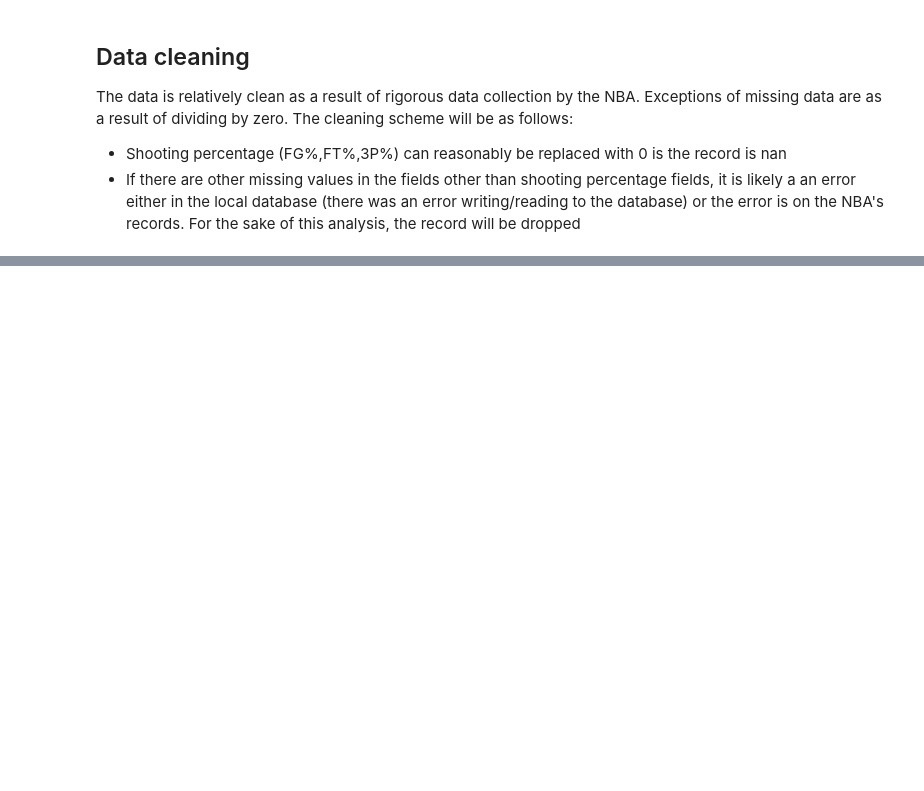
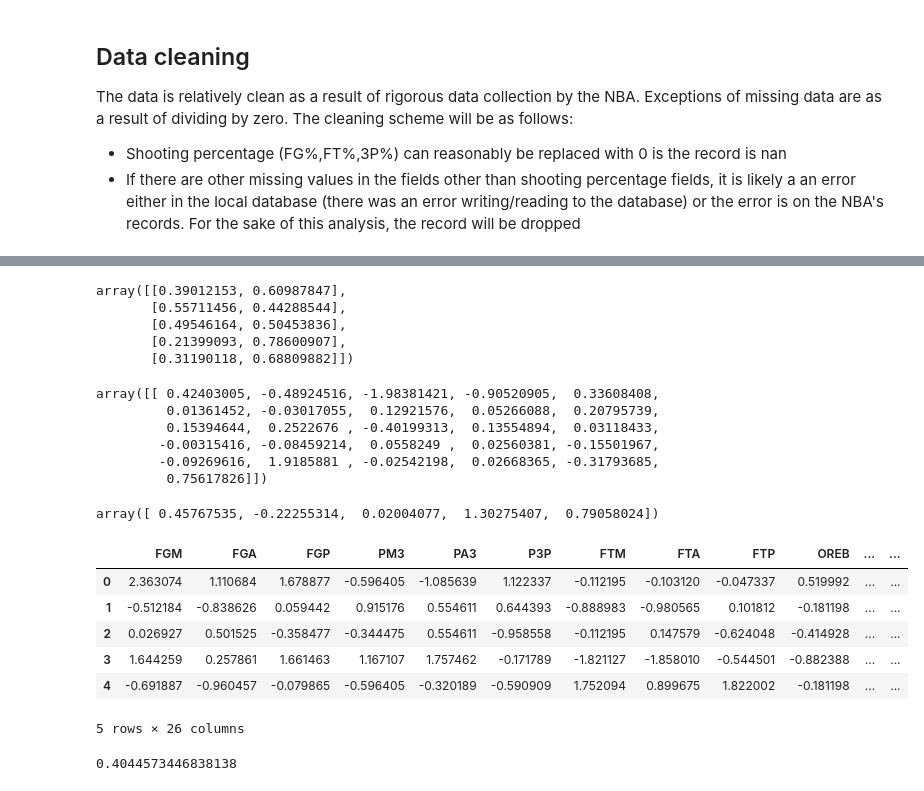
Before and after one commit to Blunt10K/NBA, a Jupyter notebook: notebooks/NBA Playoff Predictions.ipynb, the cells around one changed output, grey strips where cells are left out. Cells and saved outputs as stored; diff of their text form; code cells hidden in the pictures; blank space fills up the shorter version.

Commit message:
Initial model designed

```diff
--- a/notebooks/NBA Playoff Predictions.ipynb
+++ b/notebooks/NBA Playoff Predictions.ipynb
@@ -433,0 +439,3 @@ train.shape
+# %%
+model = LogisticRegression(random_state=10,max_iter=1000,C=100)
+cv = cross_validate(model,X_train,train['Playoffs'],scoring='roc_auc',cv=5)
@@ -433,0 +448,2 @@ train.shape
+# %%
+model.fit(X_train,train['Playoffs'])
@@ -433,0 +493,37 @@ train.shape
+# %%
+model.predict_proba(X_train[:5,:])
+# %% [output]
+array([[0.39012153, 0.60987847],
+       [0.55711456, 0.44288544],
+       [0.49546164, 0.50453836],
+       [0.21399093, 0.78600907],
+       [0.31190118, 0.68809882]])
+# %%
+model.coef_
+# %% [output]
+array([[ 0.42403005, -0.48924516, -1.98381421, -0.90520905,  0.33608408,
+         0.01361452, -0.03017055,  0.12921576,  0.05266088,  0.20795739,
+         0.15394644,  0.2522676 , -0.40199313,  0.13554894,  0.03118433,
+        -0.00315416, -0.08459214,  0.0558249 ,  0.02560381, -0.15501967,
+        -0.09269616,  1.9185881 , -0.02542198,  0.02668365, -0.31793685,
+         0.75617826]])
+# %%
+model.decision_function(X_train[:5,:])
+# %% [output]
+array([ 0.45767535, -0.22255314,  0.02004077,  1.30275407,  0.79058024])
+# %%
+features = []
+for i in transformer.get_feature_names_out():
+    features.append(i.split('__')[1])
+# %%
+X_df = pd.DataFrame(X_train,columns = features)
+# %%
+X_df.head()
+# %% [output]
+|  | FGM | FGA | FGP | PM3 | PA3 | P3P | FTM | FTA | FTP | OREB | ... | ... |
+| 0 | 2.363074 | 1.110684 | 1.678877 | -0.596405 | -1.085639 | 1.122337 | -0.112195 | -0.103120 | -0.047337 | 0.519992 | ... | ... |
+| 1 | -0.512184 | -0.838626 | 0.059442 | 0.915176 | 0.554611 | 0.644393 | -0.888983 | -0.980565 | 0.101812 | -0.181198 | ... | ... |
+| 2 | 0.026927 | 0.501525 | -0.358477 | -0.344475 | 0.554611 | -0.958558 | -0.112195 | 0.147579 | -0.624048 | -0.414928 | ... | ... |
+| 3 | 1.644259 | 0.257861 | 1.661463 | 1.167107 | 1.757462 | -0.171789 | -1.821127 | -1.858010 | -0.544501 | -0.882388 | ... | ... |
+| 4 | -0.691887 | -0.960457 | -0.079865 | -0.596405 | -0.320189 | -0.590909 | 1.752094 | 0.899675 | 1.822002 | -0.181198 | ... | ... |
+5 rows × 26 columns
@@ -433,0 +532,4 @@ train.shape
+# %%
+np.exp(-0.905209)
+# %% [output]
+0.4044573446838138
```
Also changed, not shown: parts of 76 cells of this notebook, 1 other file.
